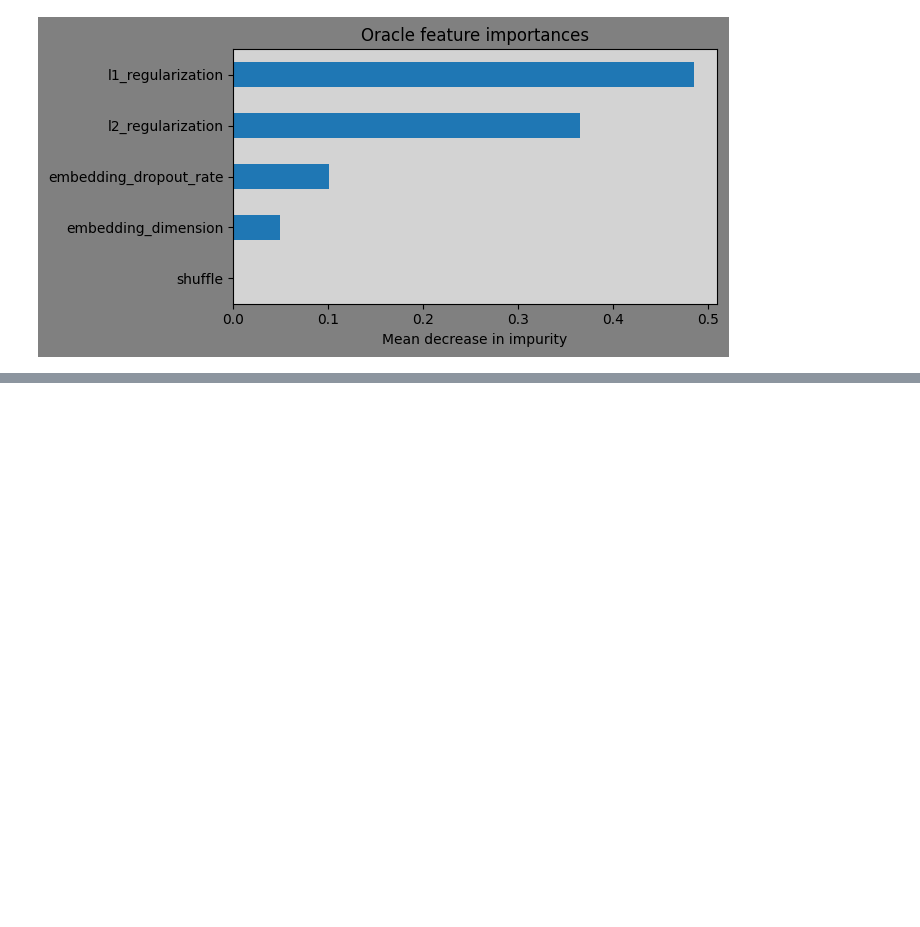
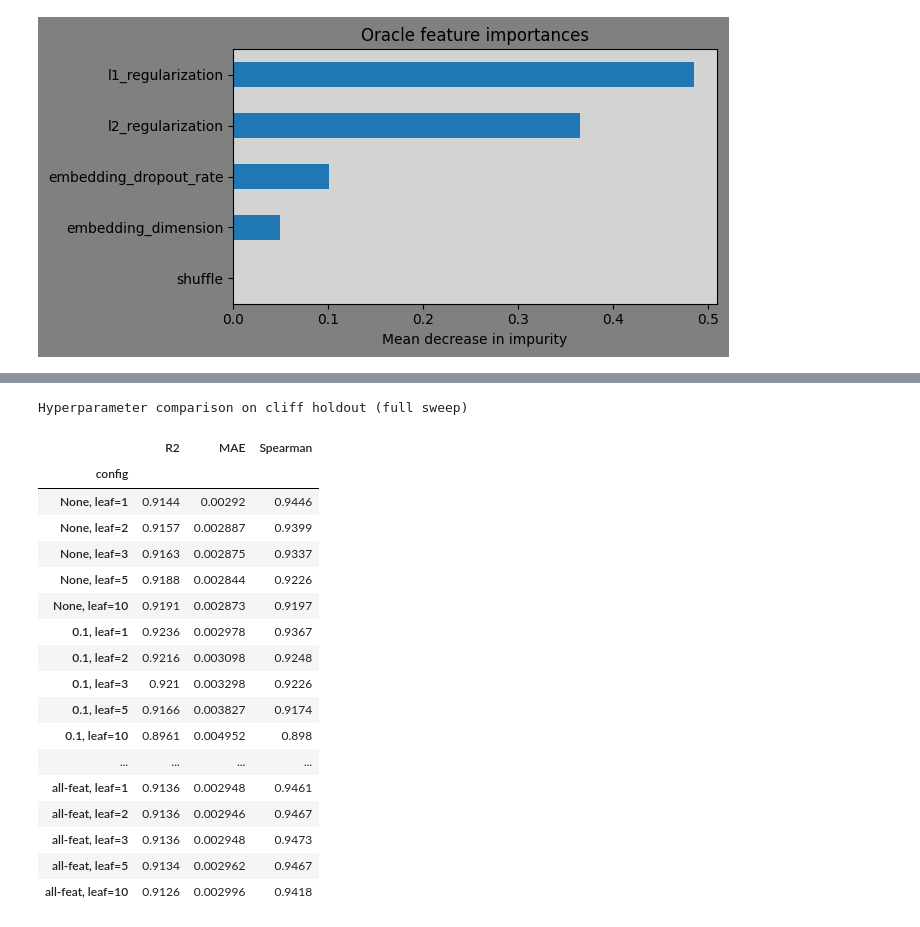
Before and after one commit to chaald/peppermint-matrix, a Jupyter notebook: notebooks/parameter_analysis/oracle_model.ipynb, the cells around one changed output, grey strips where cells are left out. Drawn from its saved outputs; the diff is of its cells as text; code cells hidden in the pictures; blank space fills up the shorter version.

```diff
--- a/notebooks/parameter_analysis/oracle_model.ipynb
+++ b/notebooks/parameter_analysis/oracle_model.ipynb
@@ -283,7 +294,7 @@ oracle_eval = Pipeline([
         n_estimators=512,
         max_features=None,
         max_samples=None,
-        min_samples_leaf=1,
+        min_samples_leaf=3,
         oob_score=False,
         n_jobs=-1,
         random_state=42,
@@ -337,0 +353,74 @@ plt.show()
+# %%
+from scipy.stats import spearmanr
+from tqdm import tqdm
+
+candidates = [
+    {"max_features": "sqrt", "max_samples": None, "min_samples_leaf": 1, "config": "None, leaf=1"},
+    {"max_features": "sqrt", "max_samples": None, "min_samples_leaf": 2, "config": "None, leaf=2"},
+    {"max_features": "sqrt", "max_samples": None, "min_samples_leaf": 3, "config": "None, leaf=3"},
+    {"max_features": "sqrt", "max_samples": None, "min_samples_leaf": 5, "config": "None, leaf=5"},
+    {"max_features": "sqrt", "max_samples": None, "min_samples_leaf": 10, "config": "None, leaf=10"},
+    {"max_features": "sqrt", "max_samples": 0.1, "min_samples_leaf": 1, "config": "0.1, leaf=1"},
+    {"max_features": "sqrt", "max_samples": 0.1, "min_samples_leaf": 2, "config": "0.1, leaf=2"},
+    {"max_features": "sqrt", "max_samples": 0.1, "min_samples_leaf": 3, "config": "0.1, leaf=3"},
+    {"max_features": "sqrt", "max_samples": 0.1, "min_samples_leaf": 5, "config": "0.1, leaf=5"},
+    {"max_features": "sqrt", "max_samples": 0.1, "min_samples_leaf": 10, "config": "0.1, leaf=10"},
+    {"max_features": "sqrt", "max_samples": 0.3, "min_samples_leaf": 1, "config": "0.3, leaf=1"},
+    {"max_features": "sqrt", "max_samples": 0.3, "min_samples_leaf": 2, "config": "0.3, leaf=2"},
+    {"max_features": "sqrt", "max_samples": 0.3, "min_samples_leaf": 3, "config": "0.3, leaf=3"},
+    {"max_features": "sqrt", "max_samples": 0.3, "min_samples_leaf": 5, "config": "0.3, leaf=5"},
+    {"max_features": "sqrt", "max_samples": 0.3, "min_samples_leaf": 10, "config": "0.3, leaf=10"},
+    {"max_features": None, "max_samples": None, "min_samples_leaf": 1, "config": "all-feat, leaf=1"},
+    {"max_features": None, "max_samples": None, "min_samples_leaf": 2, "config": "all-feat, leaf=2"},
+    {"max_features": None, "max_samples": None, "min_samples_leaf": 3, "config": "all-feat, leaf=3"},
+    {"max_features": None, "max_samples": None, "min_samples_leaf": 5, "config": "all-feat, leaf=5"},
+    {"max_features": None, "max_samples": None, "min_samples_leaf": 10, "config": "all-feat, leaf=10"},
+]
+
+results = []
+for params in tqdm(candidates, desc="Evaluating oracle hyperparams"):
+    pipe = Pipeline([
+        ("log_reg", Log10Transformer(feature_names)),
+        ("rf", RandomForestRegressor(
+            n_estimators=512,
+            max_features=params["max_features"],
+            max_samples=params["max_samples"],
+            min_samples_leaf=params["min_samples_leaf"],
+            oob_score=False, n_jobs=-1, random_state=42,
+        )),
+    ])
+    pipe.fit(train_features, train_target)
+    predictions = pipe.predict(test_features)
+
+    r2 = r2_score(test_target, predictions)
+    mae = mean_absolute_error(test_target, predictions)
+    rho, _ = spearmanr(test_target, predictions)
+
+    results.append({"config": params["config"], "R2": round(r2, 4), "MAE": round(mae, 6), "Spearman": round(rho, 4)})
+
+comparison_table = pd.DataFrame(results)
+data_preview_styled(
+    comparison_table.set_index("config"),
+    caption="Hyperparameter comparison on cliff holdout (full sweep)",
+    max_rows=25,
+)
+# %% [output]
+Hyperparameter comparison on cliff holdout (full sweep)
+|  | R2 | MAE | Spearman |
+| config |  |  |  |
+| None, leaf=1 | 0.9144 | 0.00292 | 0.9446 |
+| None, leaf=2 | 0.9157 | 0.002887 | 0.9399 |
+| None, leaf=3 | 0.9163 | 0.002875 | 0.9337 |
+| None, leaf=5 | 0.9188 | 0.002844 | 0.9226 |
+| None, leaf=10 | 0.9191 | 0.002873 | 0.9197 |
+| 0.1, leaf=1 | 0.9236 | 0.002978 | 0.9367 |
+| 0.1, leaf=2 | 0.9216 | 0.003098 | 0.9248 |
+| 0.1, leaf=3 | 0.921 | 0.003298 | 0.9226 |
+| 0.1, leaf=5 | 0.9166 | 0.003827 | 0.9174 |
+| 0.1, leaf=10 | 0.8961 | 0.004952 | 0.898 |
+| ... | ... | ... | ... |
+| all-feat, leaf=1 | 0.9136 | 0.002948 | 0.9461 |
+| all-feat, leaf=2 | 0.9136 | 0.002946 | 0.9467 |
+| all-feat, leaf=3 | 0.9136 | 0.002948 | 0.9473 |
+| all-feat, leaf=5 | 0.9134 | 0.002962 | 0.9467 |
+| all-feat, leaf=10 | 0.9126 | 0.002996 | 0.9418 |
```
Also changed, not shown: parts of 7 cells of this notebook, 1 other file.
